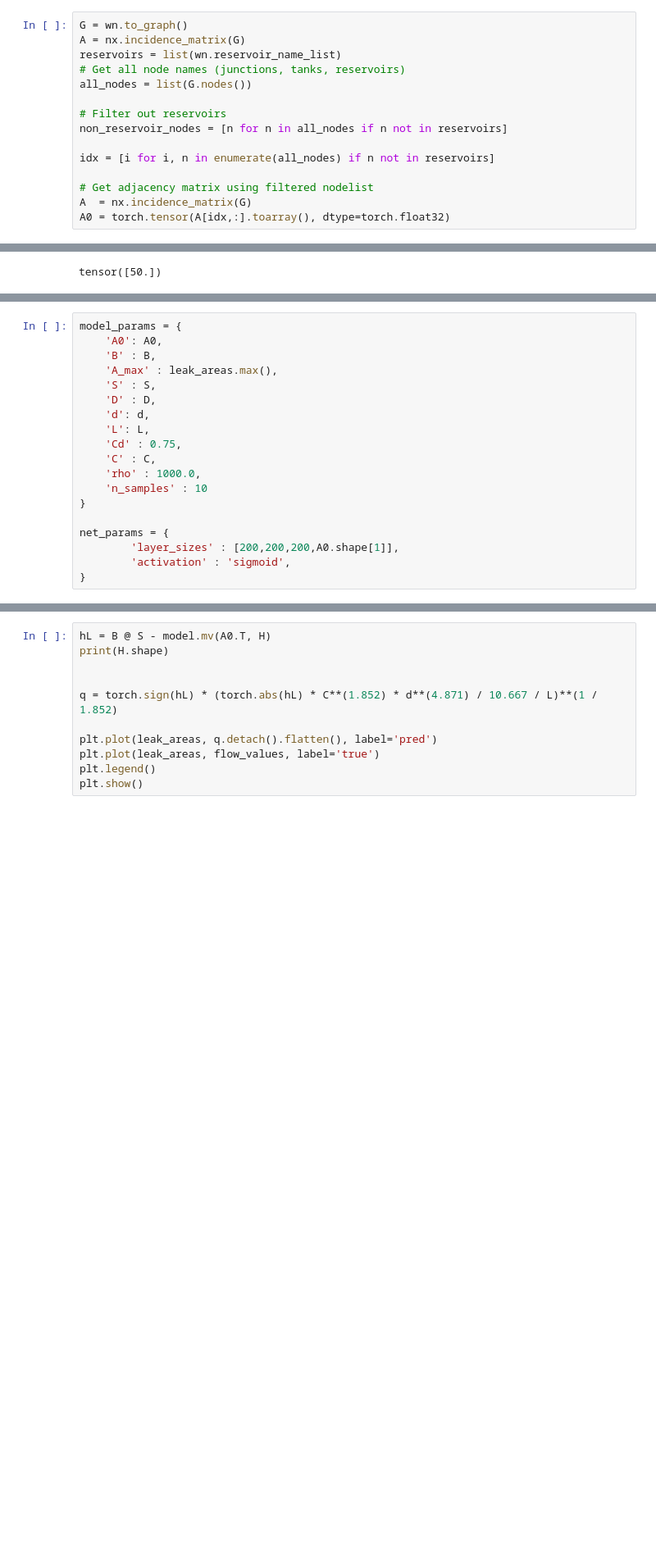
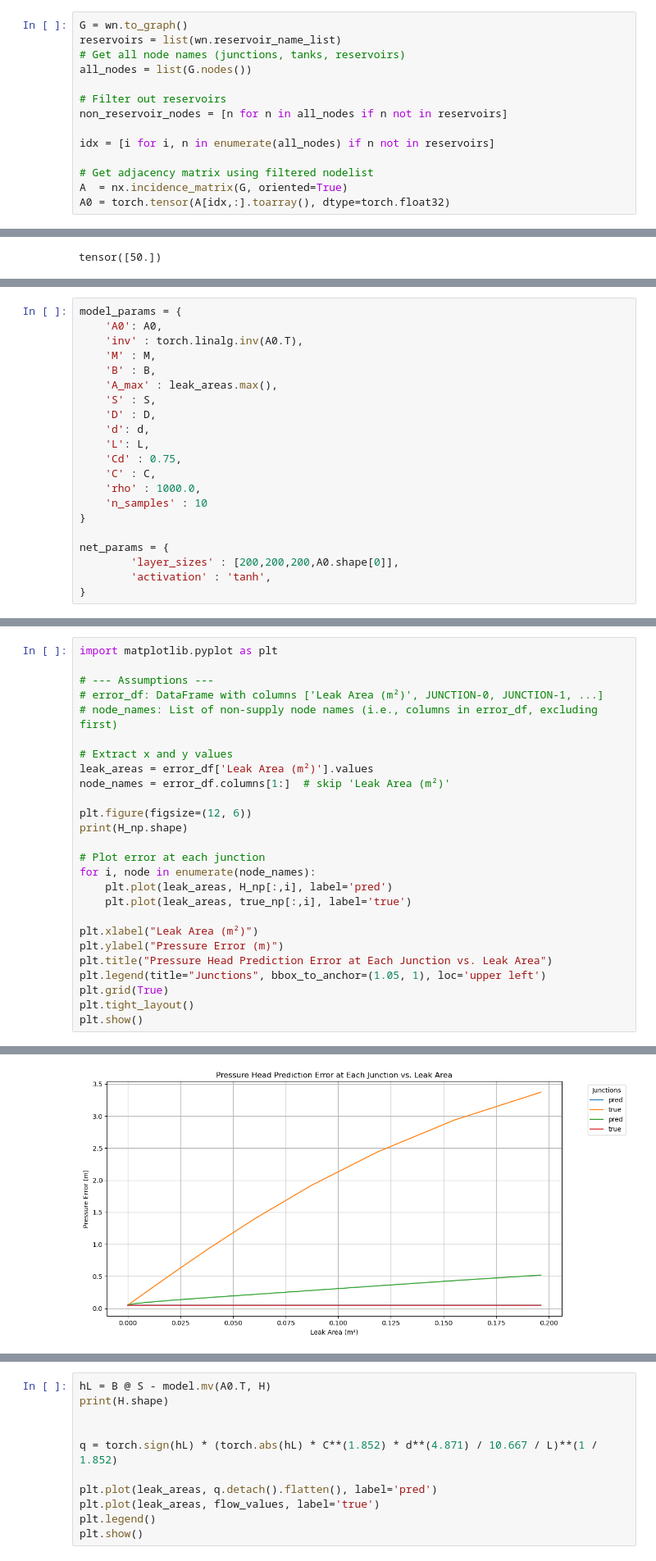
Before and after one commit to johanslettengren/synthetic-anomaly-generation, a Jupyter notebook: static-modelling/WNTR.ipynb, the cells around one changed output, grey strips where cells are left out. Shown at 82% size. Drawn from its saved outputs; the diff is of its cells as text; blank space fills up the shorter version.

```diff
--- a/static-modelling/WNTR.ipynb
+++ b/static-modelling/WNTR.ipynb
@@ -108,6 +138,5 @@ plt.show()
 # %%
 G = wn.to_graph()
-A = nx.incidence_matrix(G)
 reservoirs = list(wn.reservoir_name_list)
 # Get all node names (junctions, tanks, reservoirs)
 all_nodes = list(G.nodes())
@@ -118,5 +147,5 @@ non_reservoir_nodes = [n for n in all_nodes if n not in reservoirs]
 idx = [i for i, n in enumerate(all_nodes) if n not in reservoirs]
 
 # Get adjacency matrix using filtered nodelist
-A  = nx.incidence_matrix(G)
+A  = nx.incidence_matrix(G, oriented=True)
 A0 = torch.tensor(A[idx,:].toarray(), dtype=torch.float32)
@@ -188,6 +245,8 @@ tensor([100.])
 # %%
 model_params = {
     'A0': A0,
+    'inv' : torch.linalg.inv(A0.T),
+    'M' : M,
     'B' : B,
     'A_max' : leak_areas.max(),
     'S' : S,
@@ -201,6 +260,6 @@ model_params = {
 }
 
 net_params = {
-        'layer_sizes' : [200,200,200,A0.shape[1]],
-        'activation' : 'sigmoid',
+        'layer_sizes' : [200,200,200,A0.shape[0]],
+        'activation' : 'tanh',
 }
@@ -271,0 +350,27 @@ display(pressures)
+# %%
+import matplotlib.pyplot as plt
+
+# --- Assumptions ---
+# error_df: DataFrame with columns ['Leak Area (m²)', JUNCTION-0, JUNCTION-1, ...]
+# node_names: List of non-supply node names (i.e., columns in error_df, excluding first)
+
+# Extract x and y values
+leak_areas = error_df['Leak Area (m²)'].values
+node_names = error_df.columns[1:]  # skip 'Leak Area (m²)'
+
+plt.figure(figsize=(12, 6))
+print(H_np.shape)
+
+# Plot error at each junction
+for i, node in enumerate(node_names):
+    plt.plot(leak_areas, H_np[:,i], label='pred')
+    plt.plot(leak_areas, true_np[:,i], label='true')
+
+plt.xlabel("Leak Area (m²)")
+plt.ylabel("Pressure Error (m)")
+plt.title("Pressure Head Prediction Error at Each Junction vs. Leak Area")
+plt.legend(title="Junctions", bbox_to_anchor=(1.05, 1), loc='upper left')
+plt.grid(True)
+plt.tight_layout()
+plt.show()
+# %% [output]
@@ -272,3 +378,4 @@ display(pressures)
+[figure, added]
 # %%
 A = torch.linspace(0, leak_areas.max(), 10).reshape(-1, 1)
 H = model.net(A)  # Predicted pressure at JUNCTION-0
```
Also changed, not shown: parts of 13 cells of this notebook, 3 other files.
